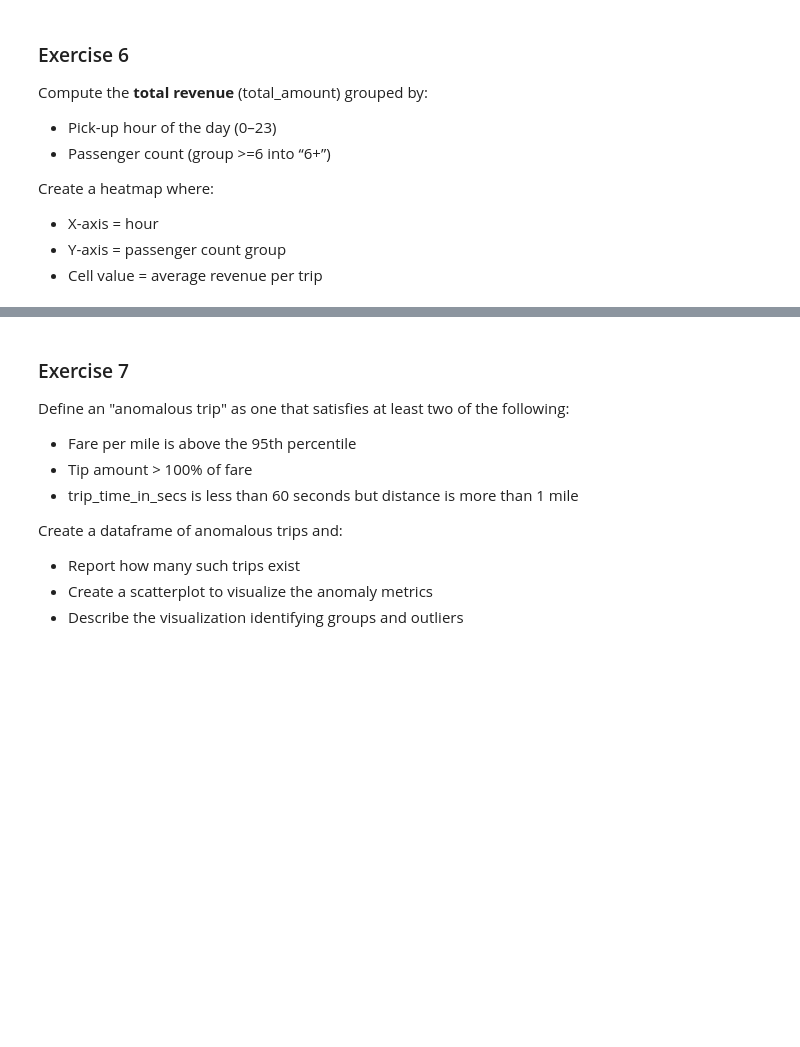
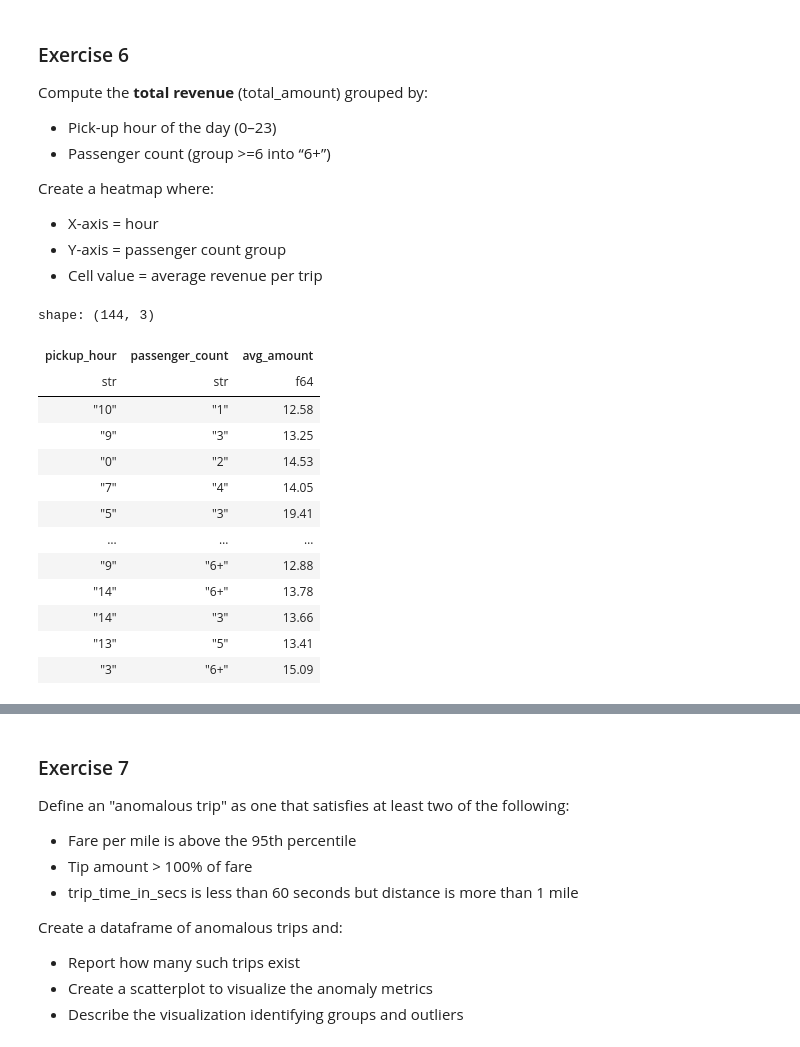
Before and after one commit to sAndreotti/VisualAnalytics, a Jupyter notebook: Assignment 3/Assignment3.ipynb, the cells around one changed output, grey strips where cells are left out. Saved outputs shown, nothing was run; the diff lists cells and outputs as text; code cells hidden in the pictures; blank space fills up the shorter version.

```diff
--- a/Assignment 3/Assignment3.ipynb
+++ b/Assignment 3/Assignment3.ipynb
@@ -145,0 +123,22 @@ root
+# %%
+trip_filtered_pd_df = trip_filtered_df.toPandas()
+
+pickup_gdf = gpd.GeoDataFrame(
+    trip_filtered_pd_df,
+    geometry=gpd.points_from_xy(trip_filtered_pd_df['pickup_longitude'], trip_filtered_pd_df['pickup_latitude']),
+    crs=borough_gdf.crs
+)
+
+dropoff_gdf = gpd.GeoDataFrame(
+    trip_filtered_pd_df,
+    geometry=gpd.points_from_xy(trip_filtered_pd_df['dropoff_longitude'], trip_filtered_pd_df['dropoff_latitude']),
+    crs=borough_gdf.crs
+)
+
+pickup_with_borough = gpd.sjoin(pickup_gdf, borough_gdf[['borough', 'geometry']], how='left', predicate='within')
+dropoff_with_borough = gpd.sjoin(dropoff_gdf, borough_gdf[['borough', 'geometry']], how='left', predicate='within')
+
+trip_filtered_pd_df['pickup_borough'] = pickup_with_borough['borough']
+trip_filtered_pd_df['dropoff_borough'] = dropoff_with_borough['borough']
+
+trip_filtered_df = spark.createDataFrame(trip_filtered_pd_df)
@@ -195,3 +484,33 @@ Create a heatmap where:
 - X-axis = hour
 - Y-axis = passenger count group
 - Cell value = average revenue per trip
+# %%
+trip_polar_group = trip_polar_filtered \
+    .with_columns([
+        pl.when(pl.col('passenger_count') < 6)
+          .then(pl.col('passenger_count').cast(pl.Utf8))  # convert to string for consistency
+          .otherwise(pl.lit("6+"))
+          .alias('passenger_count'),
+        pl.col('pickup_datetime').dt.hour().cast(pl.Utf8).alias('pickup_hour')
+    ]) \
+    .group_by(['pickup_hour', 'passenger_count']) \
+    .agg(
+        pl.col('total_amount').mean().round(2).alias('avg_amount')
+    )
+
+trip_polar_group
+# %% [output]
+shape: (144, 3)
+| pickup_hour | passenger_count | avg_amount |
+| str | str | f64 |
+| "10" | "1" | 12.58 |
+| "9" | "3" | 13.25 |
+| "0" | "2" | 14.53 |
+| "7" | "4" | 14.05 |
+| "5" | "3" | 19.41 |
+| … | … | … |
+| "9" | "6+" | 12.88 |
+| "14" | "6+" | 13.78 |
+| "14" | "3" | 13.66 |
+| "13" | "5" | 13.41 |
+| "3" | "6+" | 15.09 |
```
Also changed, not shown: parts of 20 cells of this notebook.
